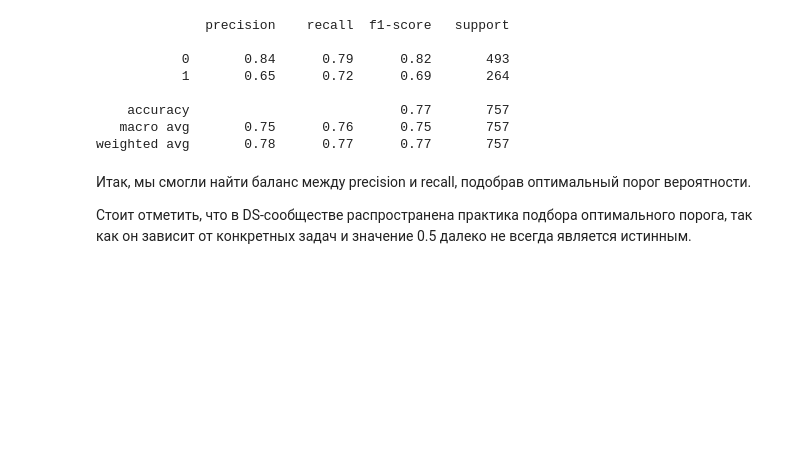
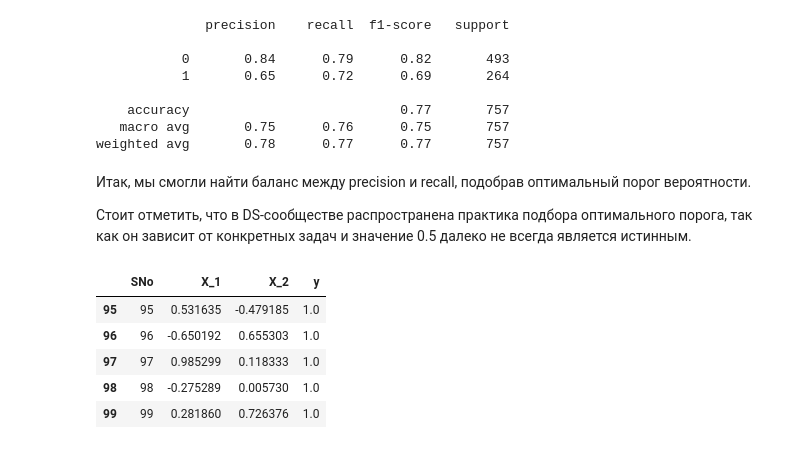
Before and after one commit to ivajazz/ML_3, a Jupyter notebook: ML-3._Логистическая_регрессия.ipynb, the cells around one changed output. Drawn from its saved outputs; the diff is of its cells as text; code cells hidden in the pictures; blank space fills up the shorter version.

```diff
--- a/ML-3._Логистическая_регрессия.ipynb
+++ b/ML-3._Логистическая_регрессия.ipynb
@@ -495,3 +495,13 @@ weighted avg       0.78      0.77      0.77       757
 Итак, мы смогли найти баланс между precision и recall, подобрав оптимальный порог вероятности.
 
 Стоит отметить, что в DS-сообществе распространена практика подбора оптимального порога, так как он зависит от конкретных задач и значение 0.5 далеко не всегда является истинным.
+# %%
+task_data = pd.read_csv('data/task_data.csv')
+task_data.tail()
+# %% [output]
+|  | SNo | X_1 | X_2 | y |
+| 95 | 95 | 0.531635 | -0.479185 | 1.0 |
+| 96 | 96 | -0.650192 | 0.655303 | 1.0 |
+| 97 | 97 | 0.985299 | 0.118333 | 1.0 |
+| 98 | 98 | -0.275289 | 0.005730 | 1.0 |
+| 99 | 99 | 0.281860 | 0.726376 | 1.0 |
```
Also changed, not shown: 1 other file.
